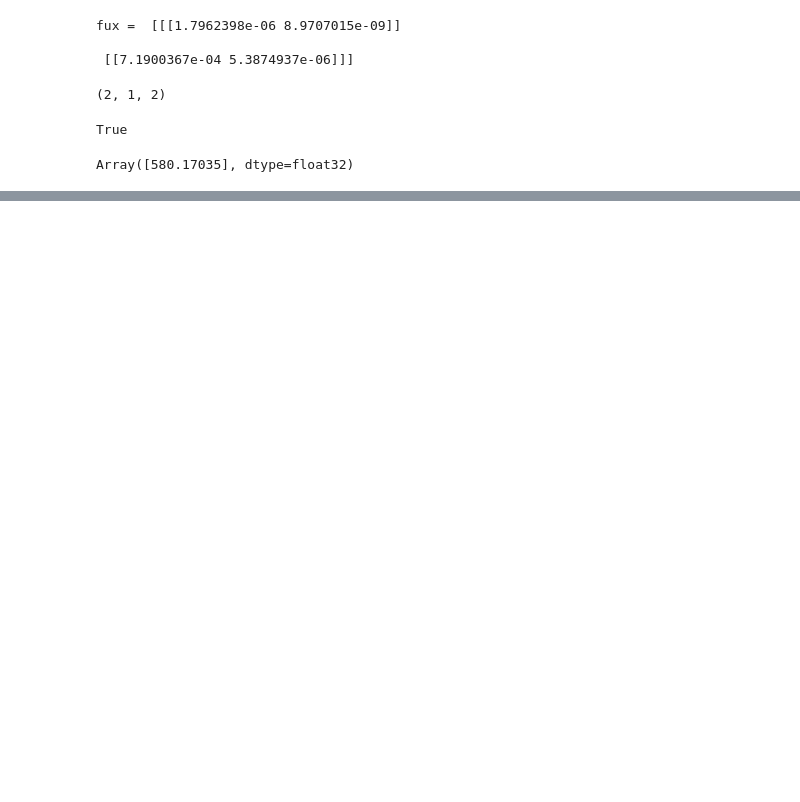
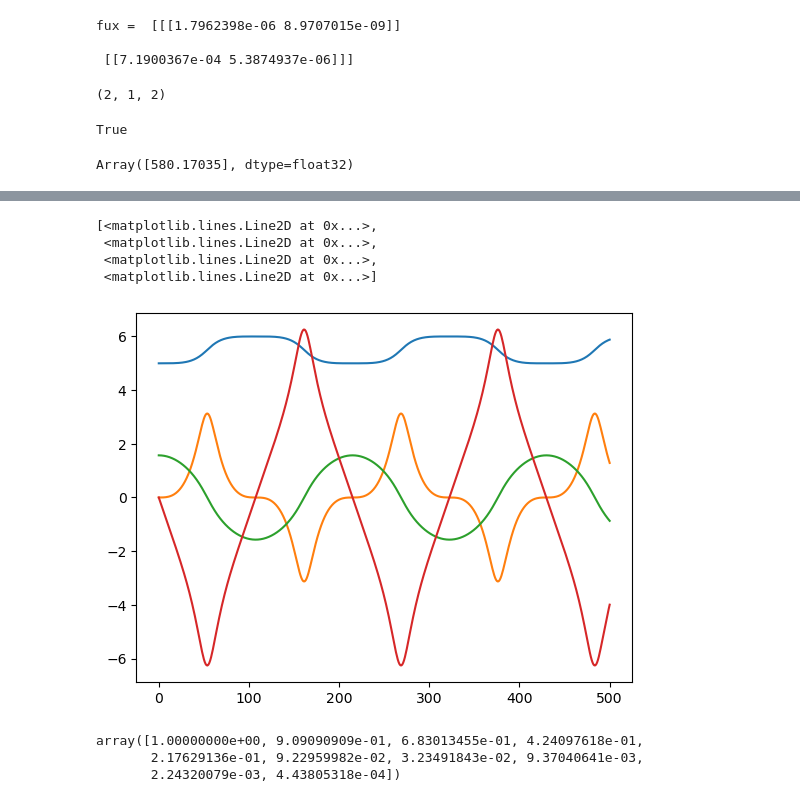
Before and after one commit to chenghuailin/trajectory_optimization_matrix_lie_groups, a Jupyter notebook: traoptlibrary/random_test.ipynb, the cells around one changed output, grey strips where cells are left out. Drawn from its saved outputs; the diff is of its cells as text; code cells hidden in the pictures; blank space fills up the shorter version.

```diff
--- a/traoptlibrary/random_test.ipynb
+++ b/traoptlibrary/random_test.ipynb
@@ -98,0 +181,25 @@ Array([580.17035], dtype=float32)
+# %%
+# dynamics simulation
+
+N = 500
+x_hist = np.empty( (N+1, state_size) )
+x_hist[0] = np.array( [5, 0, math.pi/2, 0] )
+u = 0
+
+for i in range(N):
+    x_hist[ i+1 ] = fd_rk4_dt( x_hist[ i ], u, i )
+
+plt.figure()
+plt.plot(x_hist)
+# %% [output]
+[<matplotlib.lines.Line2D at 0x...>,
+ <matplotlib.lines.Line2D at 0x...>,
+ <matplotlib.lines.Line2D at 0x...>,
+ <matplotlib.lines.Line2D at 0x...>]
+[figure, added]
+# %%
+1.1**(-np.arange(10)**2)
+# %% [output]
+array([1.00000000e+00, 9.09090909e-01, 6.83013455e-01, 4.24097618e-01,
+       2.17629136e-01, 9.22959982e-02, 3.23491843e-02, 9.37040641e-03,
+       2.24320079e-03, 4.43805318e-04])
```
Also changed, not shown: parts of 7 cells of this notebook, 2 other files.
